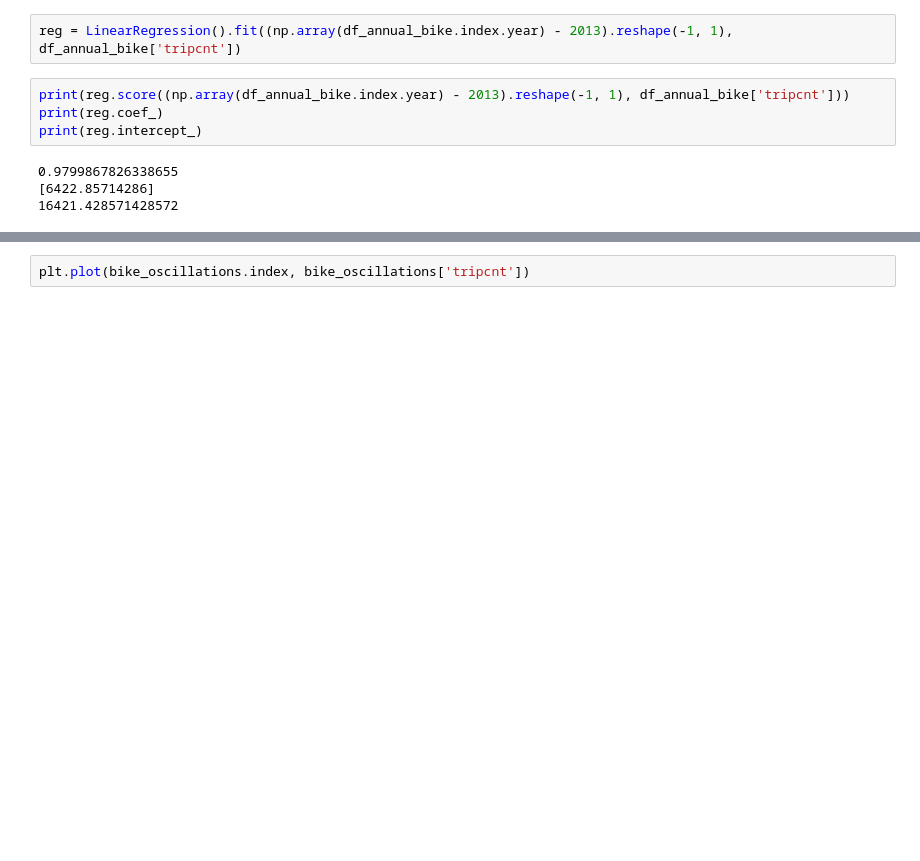
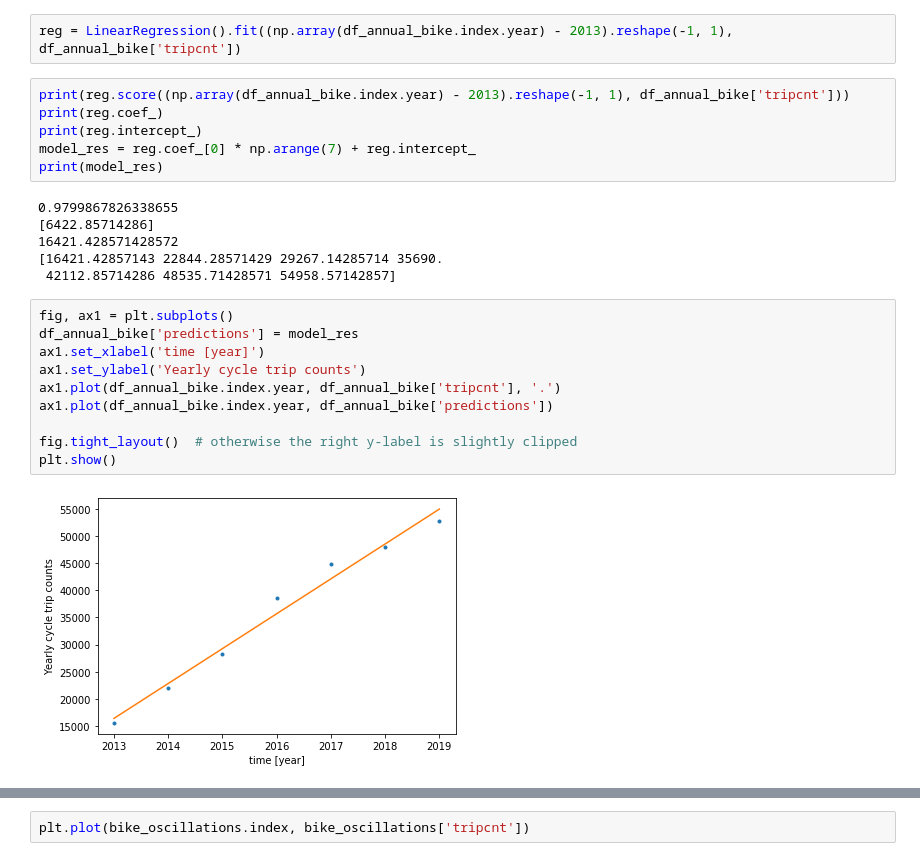
Before and after one commit to ivdim1999/Datathon2020, a Jupyter notebook: sample_by_date.ipynb, the cells around one changed output, grey strips where cells are left out. Cells and saved outputs as stored; diff of their text form; blank space fills up the shorter version.

Commit message:
added some plots

```diff
--- a/sample_by_date.ipynb
+++ b/sample_by_date.ipynb
@@ -503,10 +503,26 @@ reg = LinearRegression().fit((np.array(df_annual_bike.index.year) - 2013).reshap
 print(reg.score((np.array(df_annual_bike.index.year) - 2013).reshape(-1, 1), df_annual_bike['tripcnt']))
 print(reg.coef_)
 print(reg.intercept_)
+model_res = reg.coef_[0] * np.arange(7) + reg.intercept_
+print(model_res)
 # %% [output]
 0.9799867826338655
 [6422.85714286]
 16421.428571428572
+[16421.42857143 22844.28571429 29267.14285714 35690.
+ 42112.85714286 48535.71428571 54958.57142857]
+# %%
+fig, ax1 = plt.subplots()
+df_annual_bike['predictions'] = model_res
+ax1.set_xlabel('time [year]')
+ax1.set_ylabel('Yearly cycle trip counts')
+ax1.plot(df_annual_bike.index.year, df_annual_bike['tripcnt'], '.')
+ax1.plot(df_annual_bike.index.year, df_annual_bike['predictions'])
+
+fig.tight_layout()  # otherwise the right y-label is slightly clipped
+plt.show()
+# %% [output]
+[figure, added]
 # %%
 bike_oscillations = pd.DataFrame()
 date_before = pd.Timestamp(2013, 1, 1)
```
Also changed, not shown: parts of 13 cells of this notebook.
